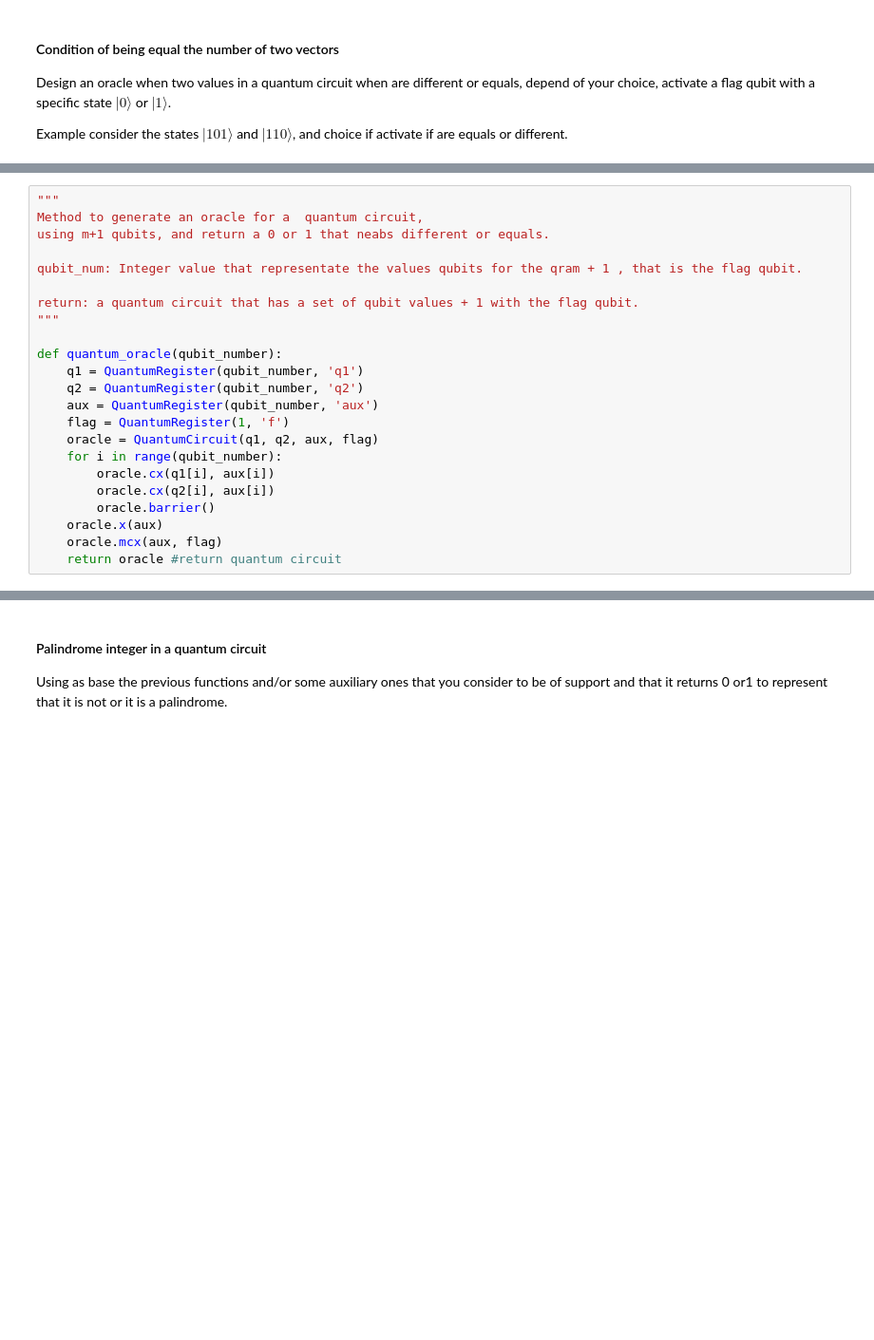
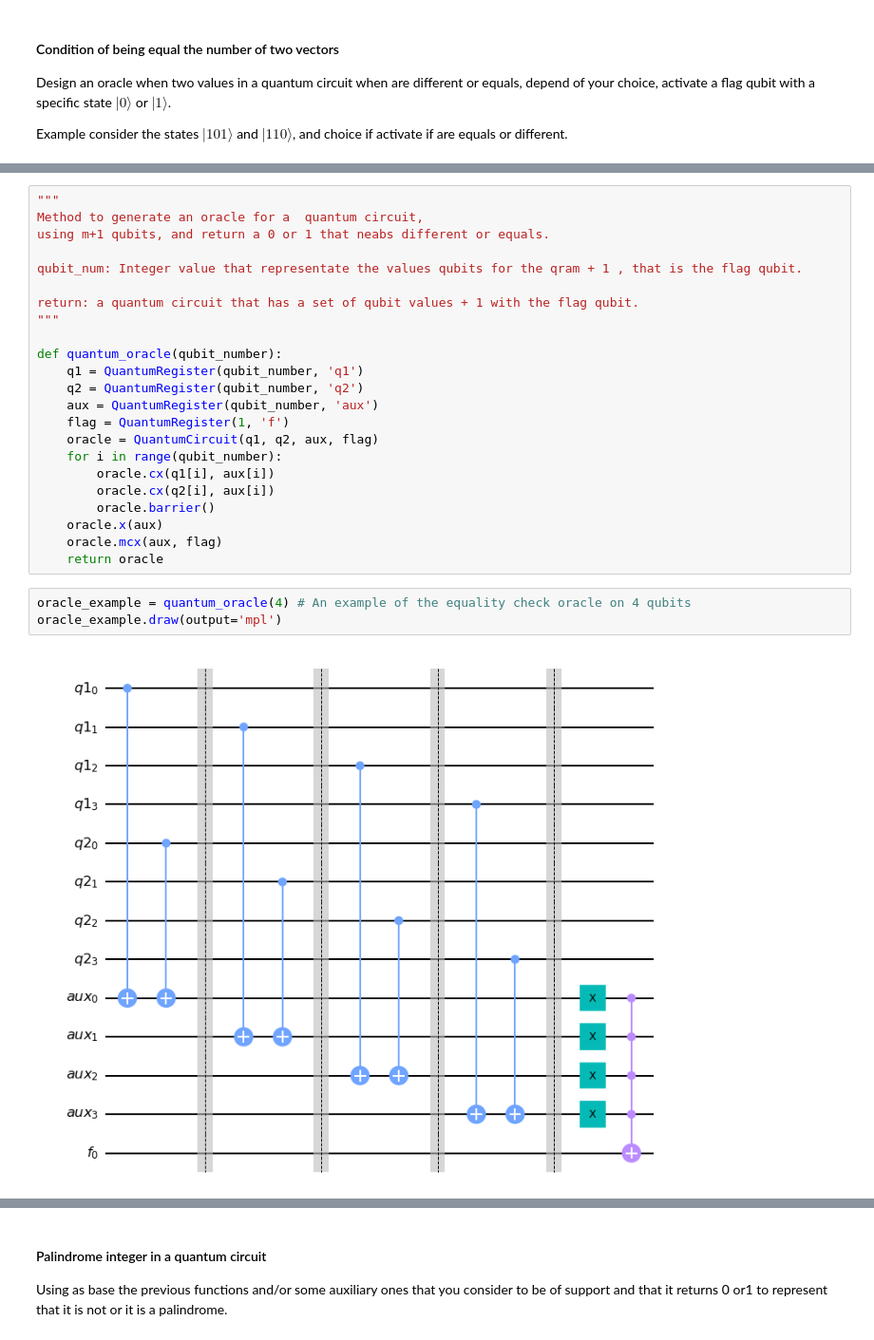
Before and after one commit to qosf/monthly-challenges, a Jupyter notebook: challenge-2022.07-jul/giorgosgiapis/challenge-2022.07-jul.ipynb, the cells around one changed output, grey strips where cells are left out. Shown at 95% size. Saved outputs shown, nothing was run; the diff lists cells and outputs as text; blank space fills up the shorter version.

```diff
--- a/challenge-2022.07-jul/giorgosgiapis/challenge-2022.07-jul.ipynb
+++ b/challenge-2022.07-jul/giorgosgiapis/challenge-2022.07-jul.ipynb
@@ -208,7 +224,12 @@ def quantum_oracle(qubit_number):
         oracle.barrier()
     oracle.x(aux)
     oracle.mcx(aux, flag)
-    return oracle #return quantum circuit
+    return oracle
+# %%
+oracle_example = quantum_oracle(4) # An example of the equality check oracle on 4 qubits
+oracle_example.draw(output='mpl')
+# %% [output]
+[figure, added]
 # %%
 """
 This helper method creates the circuit to identify if the given integer is a palindrome
```
Also changed, not shown: parts of 8 cells of this notebook.
